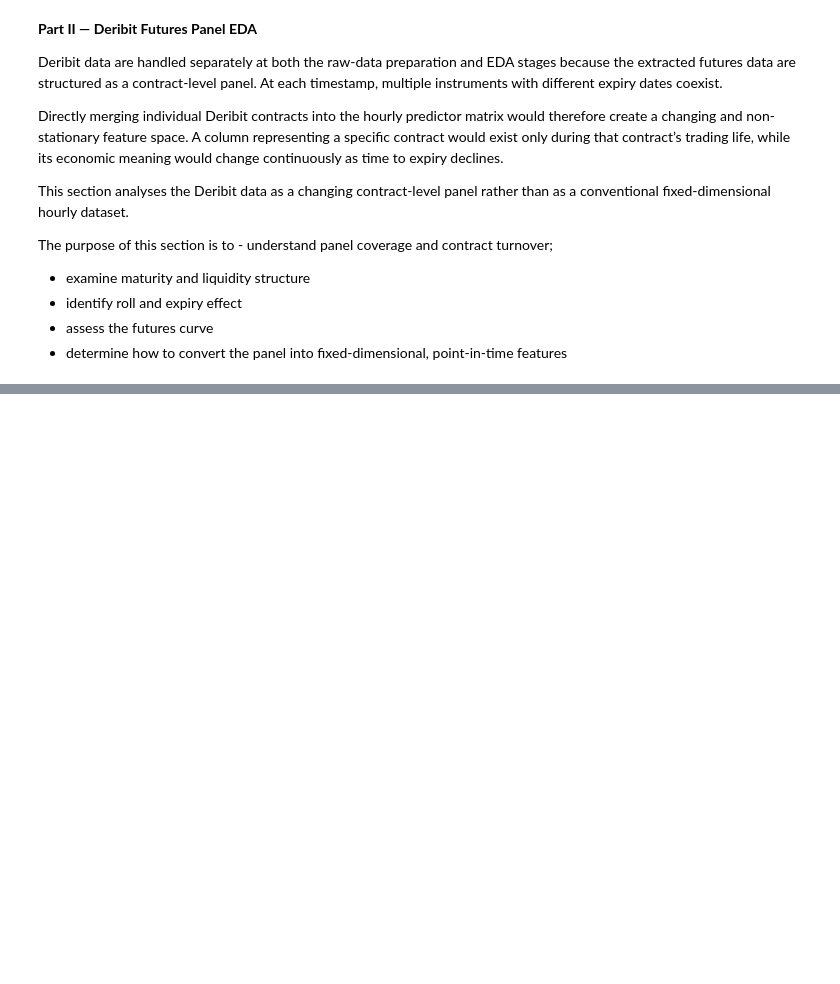
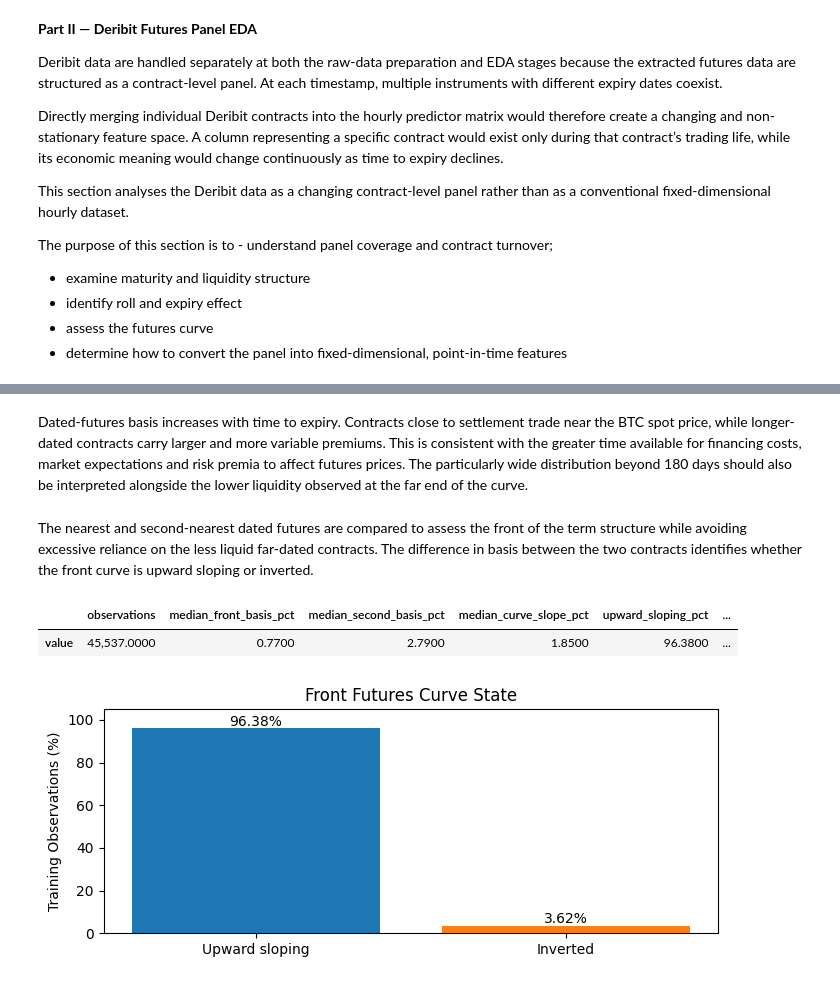
Before and after one commit to jade-lam/CQF, a Jupyter notebook: CQF_Final_Project.ipynb, the cells around one changed output, grey strips where cells are left out. Drawn from its saved outputs; the diff is of its cells as text; code cells hidden in the pictures; blank space fills up the shorter version.

```diff
--- a/CQF_Final_Project.ipynb
+++ b/CQF_Final_Project.ipynb
@@ -2256,0 +2550,45 @@ understand panel coverage and contract turnover;
+# %% [markdown]
+Dated-futures basis increases with time to expiry. Contracts close to settlement trade near the BTC spot price, while longer-dated contracts carry larger and more variable premiums. This is consistent with the greater time available for financing costs, market expectations and risk premia to affect futures prices. The particularly wide distribution beyond 180 days should also be interpreted alongside the lower liquidity observed at the far end of the curve.
+# %% [markdown]
+The nearest and second-nearest dated futures are compared to assess the front of the term structure while avoiding excessive reliance on the less liquid far-dated contracts. The difference in basis between the two contracts identifies whether the front curve is upward sloping or inverted.
+# %%
+# Construct front-curve basis and slope
+
+deribit_basis["maturity_rank"] = deribit_basis.groupby("timestamp")["days_to_expiry"].rank(method="first")
+front_curve = deribit_basis.loc[deribit_basis["maturity_rank"].isin([1, 2]), ["timestamp", "maturity_rank", "instrument_name", "days_to_expiry", "basis_pct"]].pivot(index="timestamp", columns="maturity_rank", values=["instrument_name", "days_to_expiry", "basis_pct"])
+front_curve.columns = ["front_instrument", "second_instrument", "front_days", "second_days", "front_basis_pct", "second_basis_pct"]
+front_curve = front_curve.reset_index()
+front_curve["curve_slope_pct"] = front_curve["second_basis_pct"] - front_curve["front_basis_pct"]
+front_curve["curve_state"] = np.where(front_curve["curve_slope_pct"] >= 0, "Upward sloping", "Inverted")
+
+front_curve_summary = pd.Series({
+    "observations": len(front_curve),
+    "median_front_basis_pct": front_curve["front_basis_pct"].median(),
+    "median_second_basis_pct": front_curve["second_basis_pct"].median(),
+    "median_curve_slope_pct": front_curve["curve_slope_pct"].median(),
+    "upward_sloping_pct": 100 * front_curve["curve_state"].eq("Upward sloping").mean(),
+    "inverted_pct": 100 * front_curve["curve_state"].eq("Inverted").mean()
+})
+
+front_curve_summary.to_frame("value").round(2).T
+# %% [output]
+|  | observations | median_front_basis_pct | median_second_basis_pct | median_curve_slope_pct | upward_sloping_pct | ... |
+| value | 45,537.0000 | 0.7700 | 2.7900 | 1.8500 | 96.3800 | ... |
+# %%
+# Plot front-curve state proportions
+
+curve_state_pct = front_curve["curve_state"].value_counts(normalize=True).mul(100).reindex(["Upward sloping", "Inverted"])
+
+plt.figure(figsize=(7, 3))
+bars = plt.bar(curve_state_pct.index, curve_state_pct.values, color=["tab:blue", "tab:orange"])
+
+for bar, value in zip(bars, curve_state_pct.values):
+    plt.text(bar.get_x() + bar.get_width() / 2, value + 1, f"{value:.2f}%", ha="center")
+
+plt.title("Front Futures Curve State")
+plt.ylabel("Training Observations (%)")
+plt.ylim(0, 105)
+plt.tight_layout()
+plt.show()
+# %% [output]
+[figure, added]
```
Also changed, not shown: parts of 32 cells of this notebook.
